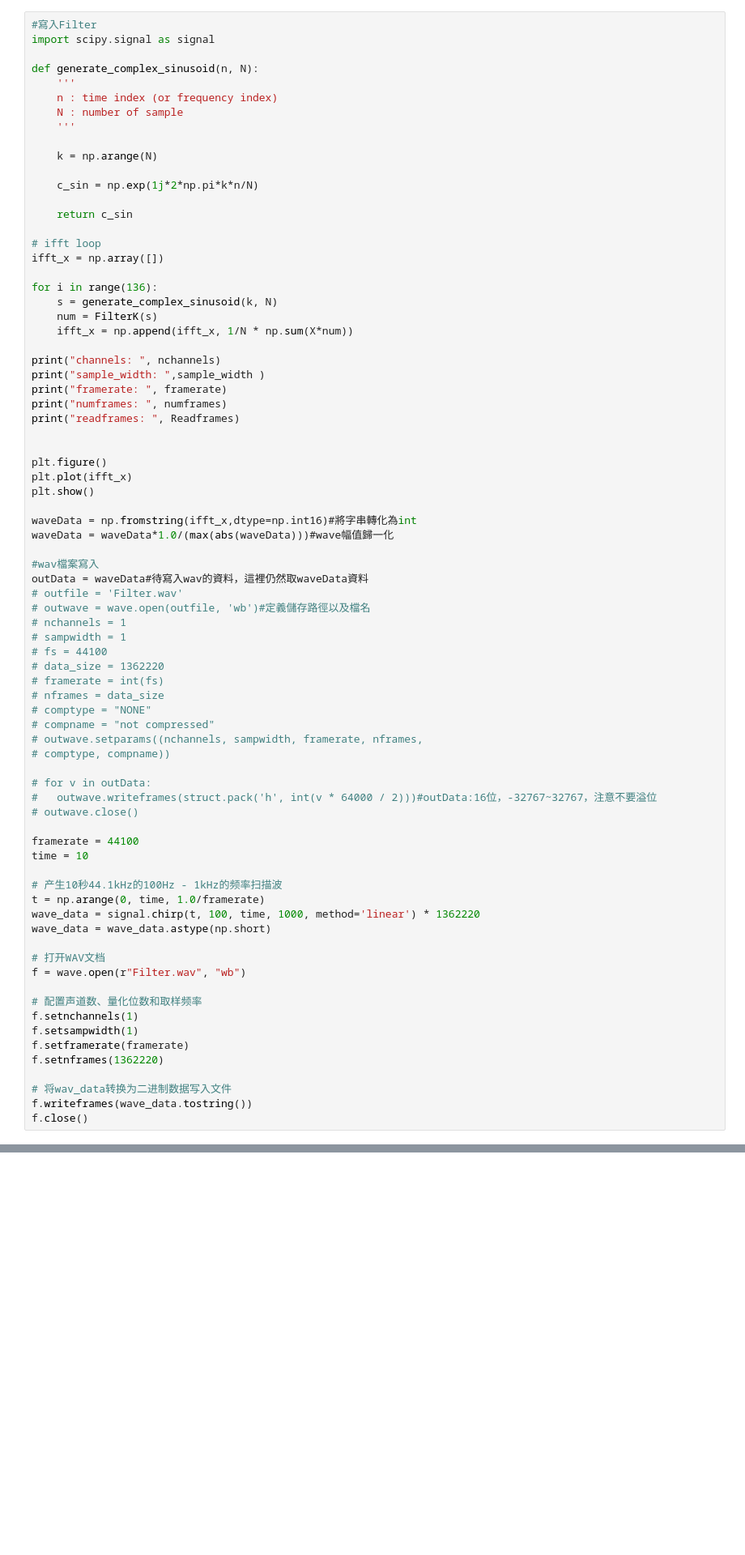
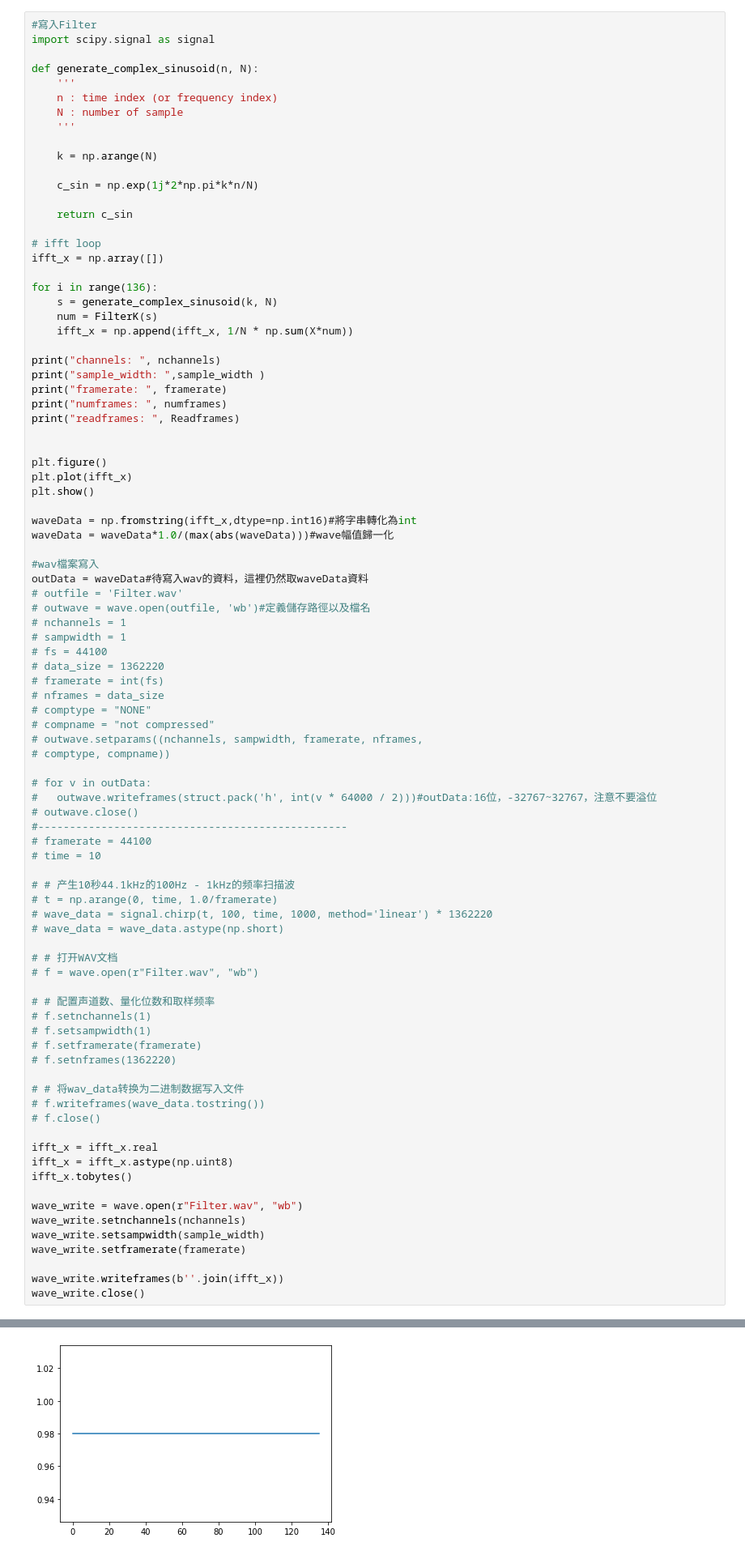
Before and after one commit to CHIN-HUA/hellocolab, a Jupyter notebook: 「多媒體_ipynb」的副本.ipynb, the cells around one changed output, grey strips where cells are left out. Shown at 81% size. Cells and saved outputs as stored; diff of their text form; blank space fills up the shorter version.

```diff
--- a/「多媒體_ipynb」的副本.ipynb
+++ b/「多媒體_ipynb」的副本.ipynb
@@ -735,24 +735,37 @@ outData = waveData#待寫入wav的資料，這裡仍然取waveData資料
 # for v in outData:
 #   outwave.writeframes(struct.pack('h', int(v * 64000 / 2)))#outData:16位，-32767~32767，注意不要溢位
 # outwave.close()
+#-------------------------------------------------
+# framerate = 44100
+# time = 10
 
-framerate = 44100
-time = 10
+# # 产生10秒44.1kHz的100Hz - 1kHz的频率扫描波
+# t = np.arange(0, time, 1.0/framerate)
+# wave_data = signal.chirp(t, 100, time, 1000, method='linear') * 1362220
+# wave_data = wave_data.astype(np.short)
 
-# 产生10秒44.1kHz的100Hz - 1kHz的频率扫描波
-t = np.arange(0, time, 1.0/framerate)
-wave_data = signal.chirp(t, 100, time, 1000, method='linear') * 1362220
-wave_data = wave_data.astype(np.short)
+# # 打开WAV文档
+# f = wave.open(r"Filter.wav", "wb")
 
-# 打开WAV文档
-f = wave.open(r"Filter.wav", "wb")
+# # 配置声道数、量化位数和取样频率
+# f.setnchannels(1)
+# f.setsampwidth(1)
+# f.setframerate(framerate)
+# f.setnframes(1362220)
 
-# 配置声道数、量化位数和取样频率
-f.setnchannels(1)
-f.setsampwidth(1)
-f.setframerate(framerate)
-f.setnframes(1362220)
+# # 将wav_data转换为二进制数据写入文件
+# f.writeframes(wave_data.tostring())
+# f.close()
 
-# 将wav_data转换为二进制数据写入文件
-f.writeframes(wave_data.tostring())
-f.close()
+ifft_x = ifft_x.real
+ifft_x = ifft_x.astype(np.uint8)
+ifft_x.tobytes()
+
+wave_write = wave.open(r"Filter.wav", "wb")
+wave_write.setnchannels(nchannels)
+wave_write.setsampwidth(sample_width)
+wave_write.setframerate(framerate)
+
+wave_write.writeframes(b''.join(ifft_x))
+wave_write.close()
+# %% [output]
@@ -758,0 +777 @@ f.close()
+[figure, added]
```
Also changed, not shown: parts of 1 cell of this notebook.
